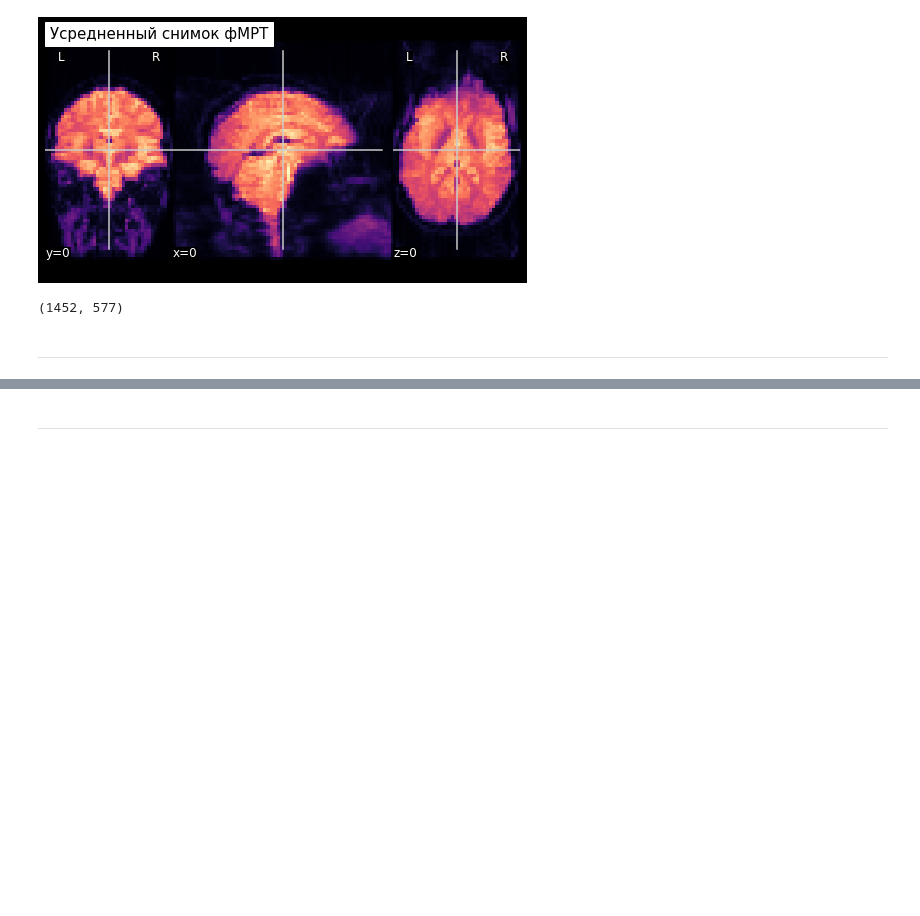
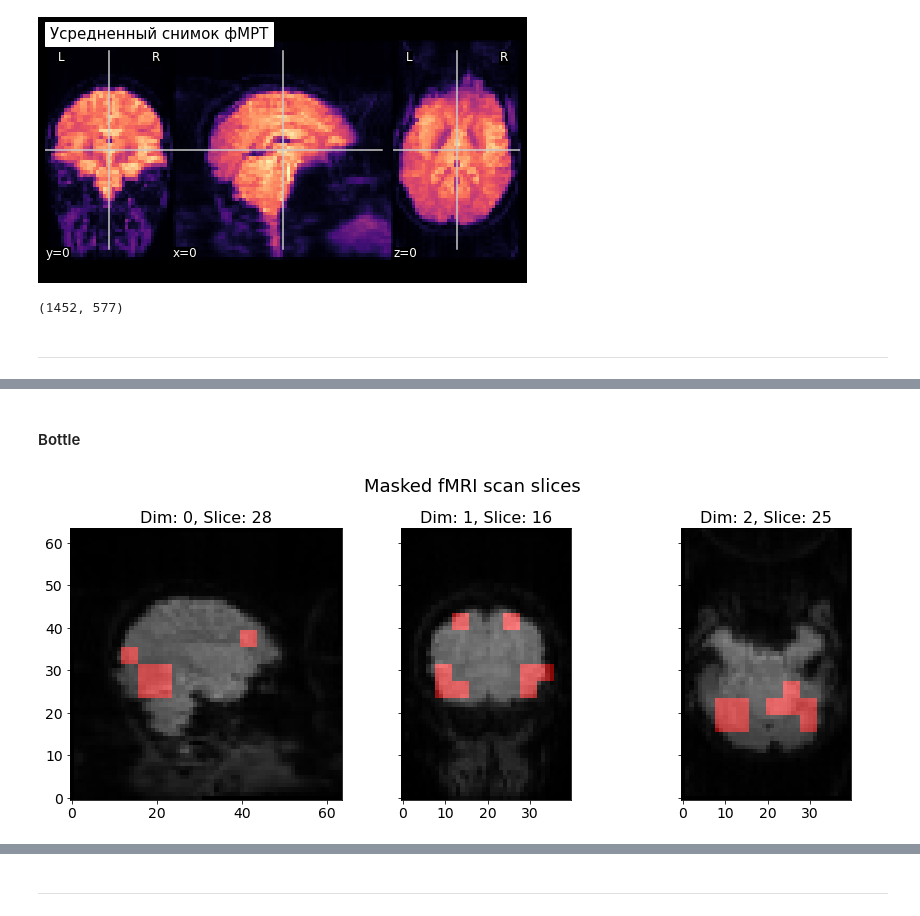
Before and after one commit to Daniilmipt007/project_VKR, a Jupyter notebook: code_fmri/fmri_analysis.ipynb, the cells around one changed output, grey strips where cells are left out. Cells and saved outputs as stored; diff of their text form; code cells hidden in the pictures; blank space fills up the shorter version.

```diff
--- a/code_fmri/fmri_analysis.ipynb
+++ b/code_fmri/fmri_analysis.ipynb
@@ -291,0 +264,21 @@ class_data['chair'][11].shape
+# %% [markdown]
+#### Bottle
+# %%
+fMRI_bottle = X[0]
+s_bottle = s[0]
+
+# Set parameters
+k_s = 4
+Delta_t = 0.0
+mu=2.5
+h = 30
+
+s_bottle[s_bottle!=0]=1
+
+# Get active mask using CCW method
+active_mask = ccw(fMRI_bottle, s_bottle, mu, k_s, Delta_t, h)
+
+
+show_scan_slices(fMRI_bottle[10], [28, 16, 25], active_mask, save_img=False)
+# %% [output]
+[figure, added]
```
Also changed, not shown: parts of 55 cells of this notebook, 8 other files.
